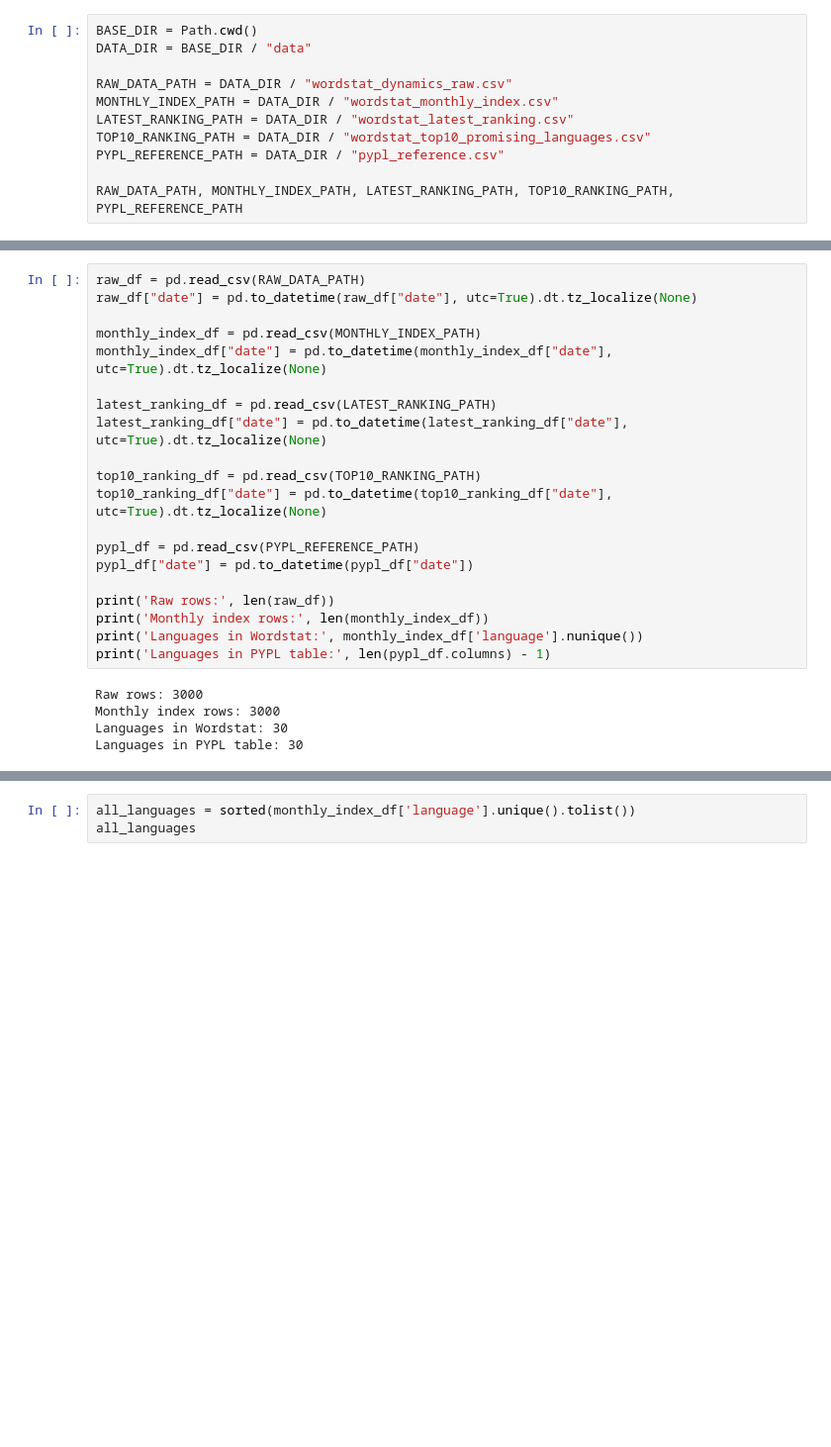
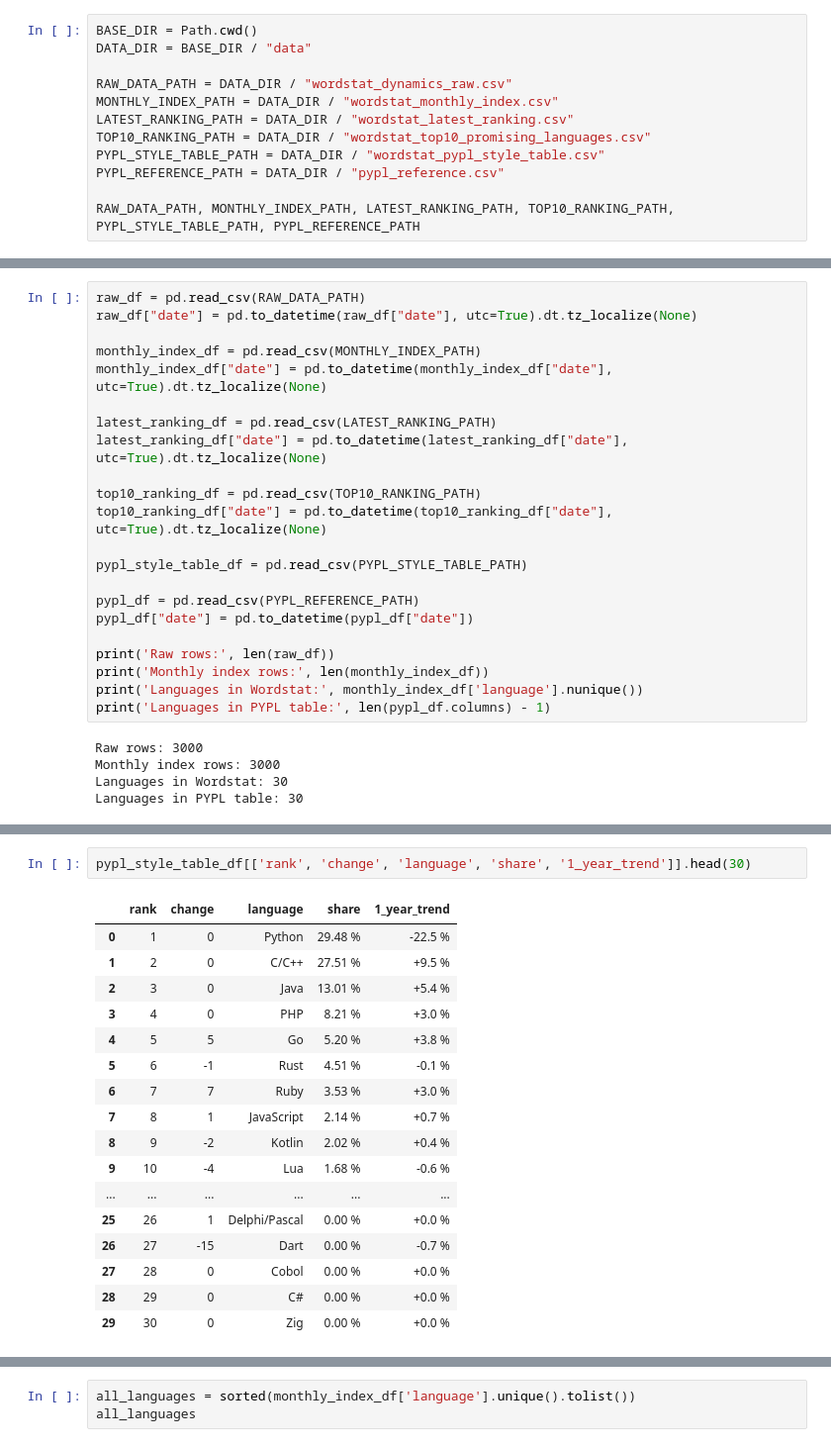
Before and after one commit to Damirlan/github-language-popularity-analysis, a Jupyter notebook: program.ipynb, the cells around one changed output, grey strips where cells are left out. Shown at 99% size. Saved outputs shown, nothing was run; the diff lists cells and outputs as text; blank space fills up the shorter version.

Commit message:
added table as a pypl report and removed extra images

```diff
--- a/program.ipynb
+++ b/program.ipynb
@@ -19,9 +19,10 @@ RAW_DATA_PATH = DATA_DIR / "wordstat_dynamics_raw.csv"
 MONTHLY_INDEX_PATH = DATA_DIR / "wordstat_monthly_index.csv"
 LATEST_RANKING_PATH = DATA_DIR / "wordstat_latest_ranking.csv"
 TOP10_RANKING_PATH = DATA_DIR / "wordstat_top10_promising_languages.csv"
+PYPL_STYLE_TABLE_PATH = DATA_DIR / "wordstat_pypl_style_table.csv"
 PYPL_REFERENCE_PATH = DATA_DIR / "pypl_reference.csv"
 
-RAW_DATA_PATH, MONTHLY_INDEX_PATH, LATEST_RANKING_PATH, TOP10_RANKING_PATH, PYPL_REFERENCE_PATH
+RAW_DATA_PATH, MONTHLY_INDEX_PATH, LATEST_RANKING_PATH, TOP10_RANKING_PATH, PYPL_STYLE_TABLE_PATH, PYPL_REFERENCE_PATH
 # %% [output]
 (PosixPath('/Users/damirhanov/PycharmProjects/github-language-trends-analyzer/data/wordstat_dynamics_raw.csv'),
  PosixPath('/Users/damirhanov/PycharmProjects/github-language-trends-analyzer/data/wordstat_monthly_index.csv'),
@@ -45,6 +47,8 @@ latest_ranking_df["date"] = pd.to_datetime(latest_ranking_df["date"], utc=True).
 top10_ranking_df = pd.read_csv(TOP10_RANKING_PATH)
 top10_ranking_df["date"] = pd.to_datetime(top10_ranking_df["date"], utc=True).dt.tz_localize(None)
 
+pypl_style_table_df = pd.read_csv(PYPL_STYLE_TABLE_PATH)
+
 pypl_df = pd.read_csv(PYPL_REFERENCE_PATH)
 pypl_df["date"] = pd.to_datetime(pypl_df["date"])
 
@@ -63,0 +72,20 @@ Languages in PYPL table: 30
+# %%
+pypl_style_table_df[['rank', 'change', 'language', 'share', '1_year_trend']].head(30)
+# %% [output]
+|  | rank | change | language | share | 1_year_trend |
+| 0 | 1 | 0 | Python | 29.48 % | -22.5 % |
+| 1 | 2 | 0 | C/C++ | 27.51 % | +9.5 % |
+| 2 | 3 | 0 | Java | 13.01 % | +5.4 % |
+| 3 | 4 | 0 | PHP | 8.21 % | +3.0 % |
+| 4 | 5 | 5 | Go | 5.20 % | +3.8 % |
+| 5 | 6 | -1 | Rust | 4.51 % | -0.1 % |
+| 6 | 7 | 7 | Ruby | 3.53 % | +3.0 % |
+| 7 | 8 | 1 | JavaScript | 2.14 % | +0.7 % |
+| 8 | 9 | -2 | Kotlin | 2.02 % | +0.4 % |
+| 9 | 10 | -4 | Lua | 1.68 % | -0.6 % |
+| ... | ... | ... | ... | ... | ... |
+| 25 | 26 | 1 | Delphi/Pascal | 0.00 % | +0.0 % |
+| 26 | 27 | -15 | Dart | 0.00 % | -0.7 % |
+| 27 | 28 | 0 | Cobol | 0.00 % | +0.0 % |
+| 28 | 29 | 0 | C# | 0.00 % | +0.0 % |
+| 29 | 30 | 0 | Zig | 0.00 % | +0.0 % |
```
Also changed, not shown: parts of 15 cells of this notebook, 3 other files.
